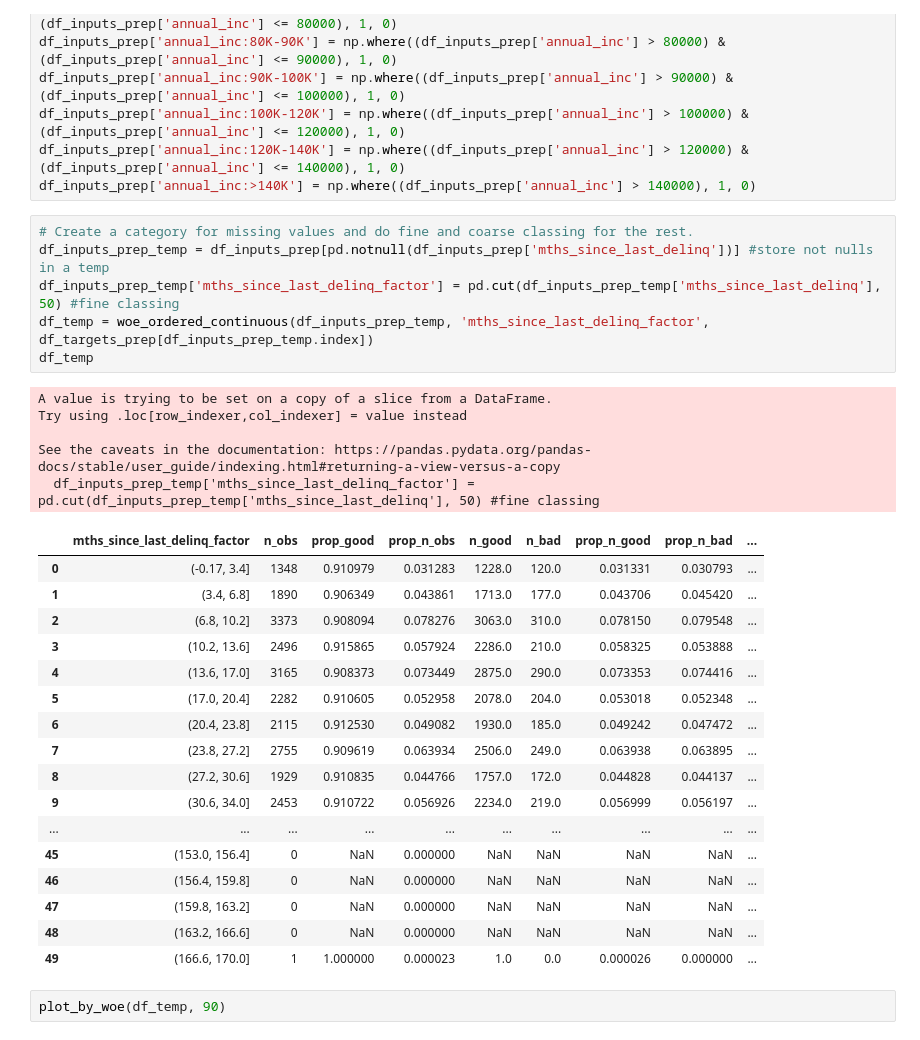
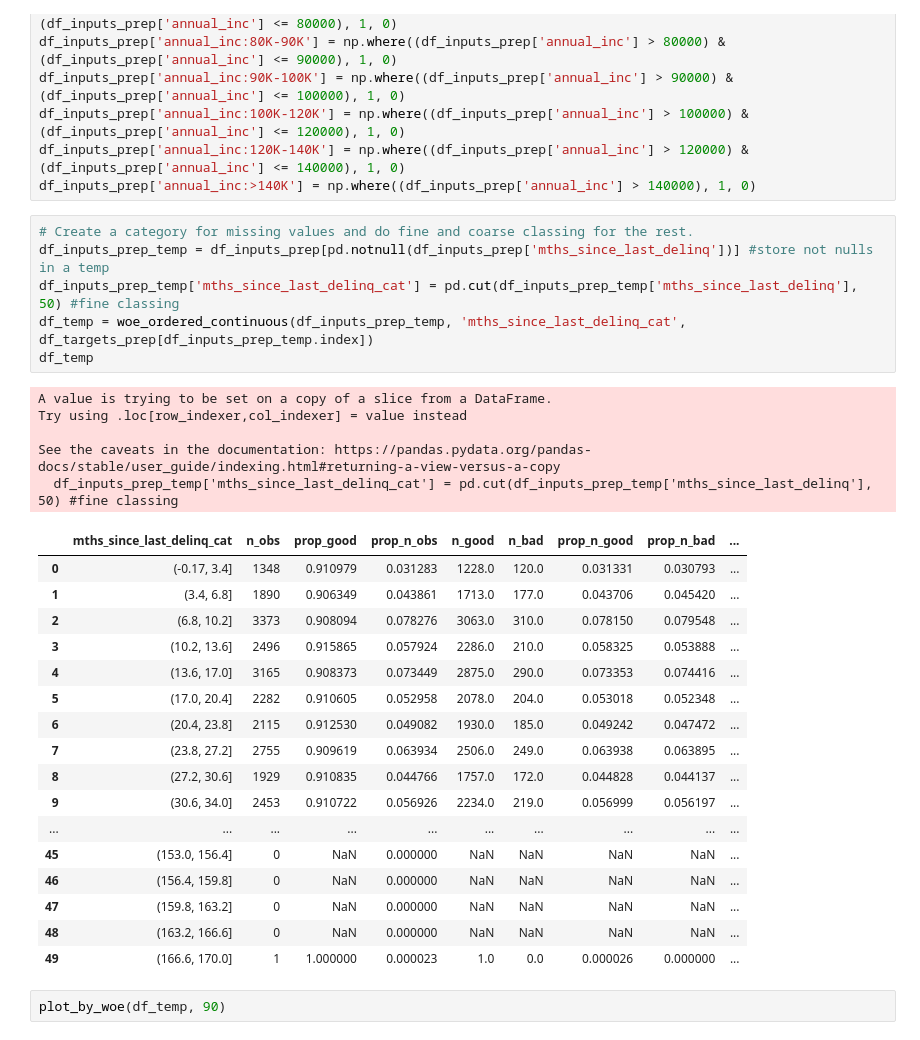
Before and after one commit to Isildil/credit_risk, a Jupyter notebook: credit_risk_modelling_2.ipynb, the cells around one changed output. Drawn from its saved outputs; the diff is of its cells as text.

```diff
--- a/credit_risk_modelling_2.ipynb
+++ b/credit_risk_modelling_2.ipynb
@@ -1341,16 +1341,16 @@ df_inputs_prep['annual_inc:>140K'] = np.where((df_inputs_prep['annual_inc'] > 14
 # %%
 # Create a category for missing values and do fine and coarse classing for the rest.
 df_inputs_prep_temp = df_inputs_prep[pd.notnull(df_inputs_prep['mths_since_last_delinq'])] #store not nulls in a temp
-df_inputs_prep_temp['mths_since_last_delinq_factor'] = pd.cut(df_inputs_prep_temp['mths_since_last_delinq'], 50) #fine classing
-df_temp = woe_ordered_continuous(df_inputs_prep_temp, 'mths_since_last_delinq_factor', df_targets_prep[df_inputs_prep_temp.index])
+df_inputs_prep_temp['mths_since_last_delinq_cat'] = pd.cut(df_inputs_prep_temp['mths_since_last_delinq'], 50) #fine classing
+df_temp = woe_ordered_continuous(df_inputs_prep_temp, 'mths_since_last_delinq_cat', df_targets_prep[df_inputs_prep_temp.index])
 df_temp
 # %% [output]
 A value is trying to be set on a copy of a slice from a DataFrame.
 Try using .loc[row_indexer,col_indexer] = value instead
 
 See the caveats in the documentation: https://pandas.pydata.org/pandas-docs/stable/user_guide/indexing.html#returning-a-view-versus-a-copy
-  df_inputs_prep_temp['mths_since_last_delinq_factor'] = pd.cut(df_inputs_prep_temp['mths_since_last_delinq'], 50) #fine classing
+  df_inputs_prep_temp['mths_since_last_delinq_cat'] = pd.cut(df_inputs_prep_temp['mths_since_last_delinq'], 50) #fine classing
-|  | mths_since_last_delinq_factor | n_obs | prop_good | prop_n_obs | n_good | n_bad | prop_n_good | prop_n_bad | ... |
+|  | mths_since_last_delinq_cat | n_obs | prop_good | prop_n_obs | n_good | n_bad | prop_n_good | prop_n_bad | ... |
 | 0 | (-0.17, 3.4] | 1348 | 0.910979 | 0.031283 | 1228.0 | 120.0 | 0.031331 | 0.030793 | ... |
 | 1 | (3.4, 6.8] | 1890 | 0.906349 | 0.043861 | 1713.0 | 177.0 | 0.043706 | 0.045420 | ... |
 | 2 | (6.8, 10.2] | 3373 | 0.908094 | 0.078276 | 3063.0 | 310.0 | 0.078150 | 0.079548 | ... |
```
Also changed, not shown: parts of 6 cells of this notebook.
